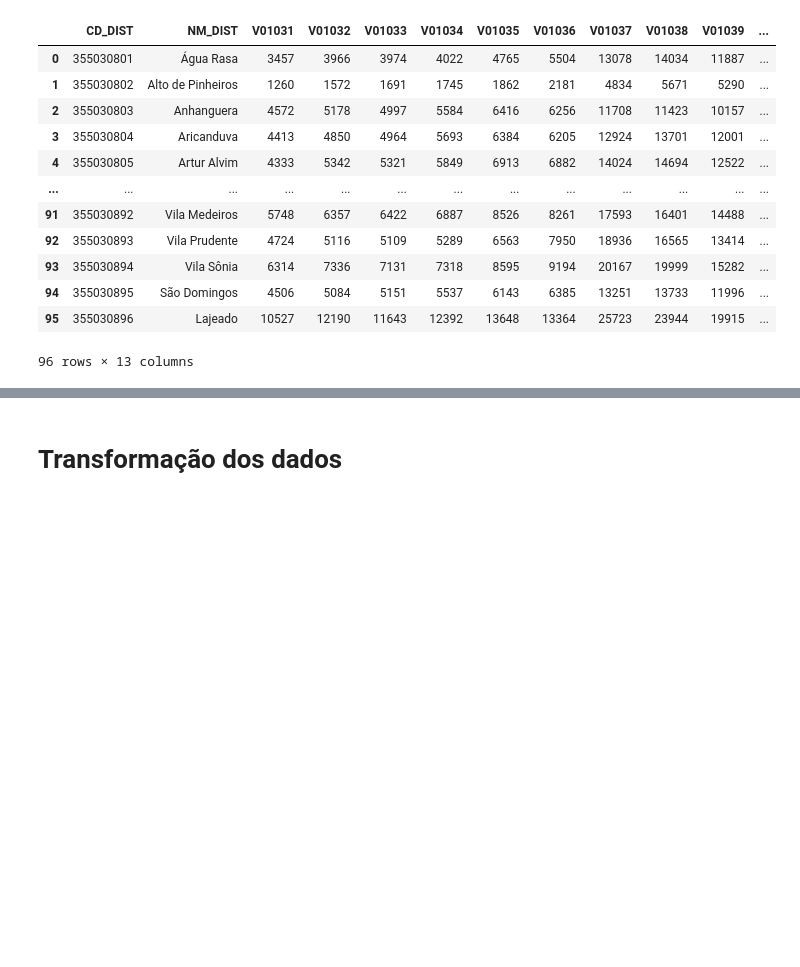
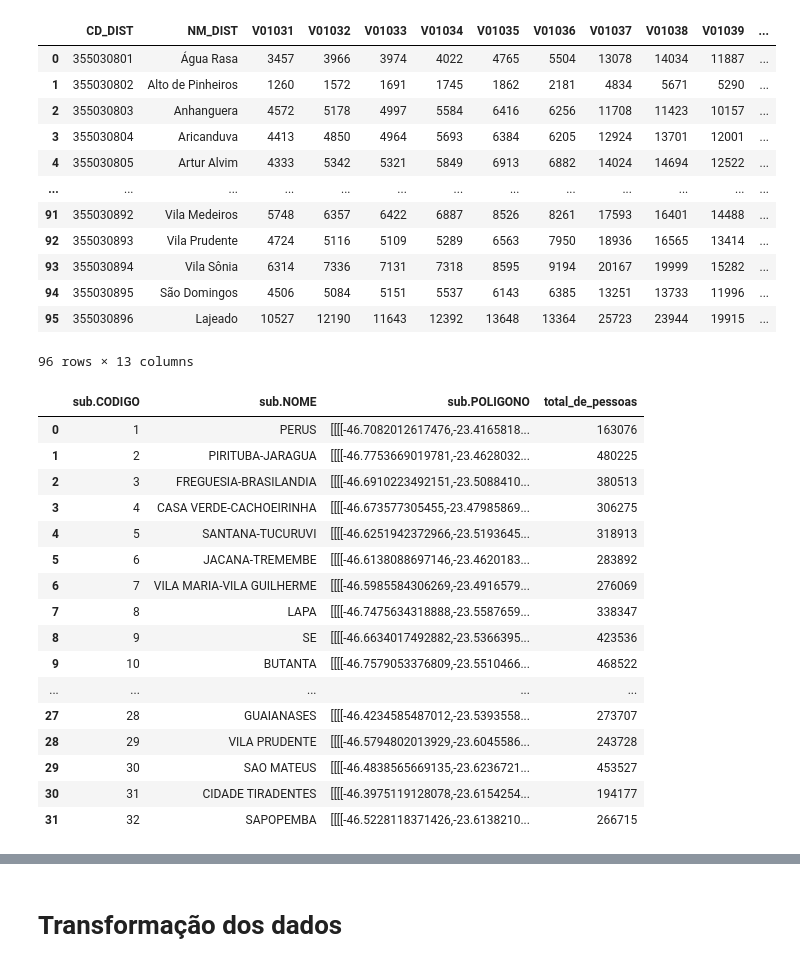
Before and after one commit to ObservatorioPoliticasTCM/datasp-dados, a Jupyter notebook: notebooks_outputs/01 População por subprefeitura - transformação.ipynb, the cells around one changed output, grey strips where cells are left out. Drawn from its saved outputs; the diff is of its cells as text; code cells hidden in the pictures; blank space fills up the shorter version.

Commit message:
Finalizados dados de população até 69 anos por subprefeitura

```diff
--- a/notebooks_outputs/01 População por subprefeitura - transformação.ipynb
+++ b/notebooks_outputs/01 População por subprefeitura - transformação.ipynb
@@ -83,3 +83,25 @@ df_pop
 | 94 | 355030895 | São Domingos | 4506 | 5084 | 5151 | 5537 | 6143 | 6385 | 13251 | 13733 | 11996 | ... |
 | 95 | 355030896 | Lajeado | 10527 | 12190 | 11643 | 12392 | 13648 | 13364 | 25723 | 23944 | 19915 | ... |
 96 rows × 13 columns
+# %%
+url_subs = environ.get('CSV_SUBPREFEITURAS_QLIK')
+df_subs_qlik = pd.read_csv(url_subs)
+df_subs_qlik
+# %% [output]
+|  | sub.CODIGO | sub.NOME | sub.POLIGONO | total_de_pessoas |
+| 0 | 1 | PERUS | [[[[-46.7082012617476,-23.4165818... | 163076 |
+| 1 | 2 | PIRITUBA-JARAGUA | [[[[-46.7753669019781,-23.4628032... | 480225 |
+| 2 | 3 | FREGUESIA-BRASILANDIA | [[[[-46.6910223492151,-23.5088410... | 380513 |
+| 3 | 4 | CASA VERDE-CACHOEIRINHA | [[[[-46.673577305455,-23.47985869... | 306275 |
+| 4 | 5 | SANTANA-TUCURUVI | [[[[-46.6251942372966,-23.5193645... | 318913 |
+| 5 | 6 | JACANA-TREMEMBE | [[[[-46.6138088697146,-23.4620183... | 283892 |
+| 6 | 7 | VILA MARIA-VILA GUILHERME | [[[[-46.5985584306269,-23.4916579... | 276069 |
+| 7 | 8 | LAPA | [[[[-46.7475634318888,-23.5587659... | 338347 |
+| 8 | 9 | SE | [[[[-46.6634017492882,-23.5366395... | 423536 |
+| 9 | 10 | BUTANTA | [[[[-46.7579053376809,-23.5510466... | 468522 |
+| ... | ... | ... | ... | ... |
+| 27 | 28 | GUAIANASES | [[[[-46.4234585487012,-23.5393558... | 273707 |
+| 28 | 29 | VILA PRUDENTE | [[[[-46.5794802013929,-23.6045586... | 243728 |
+| 29 | 30 | SAO MATEUS | [[[[-46.4838565669135,-23.6236721... | 453527 |
+| 30 | 31 | CIDADE TIRADENTES | [[[[-46.3975119128078,-23.6154254... | 194177 |
+| 31 | 32 | SAPOPEMBA | [[[[-46.5228118371426,-23.6138210... | 266715 |
```
Also changed, not shown: parts of 24 cells of this notebook, 1 other file.
